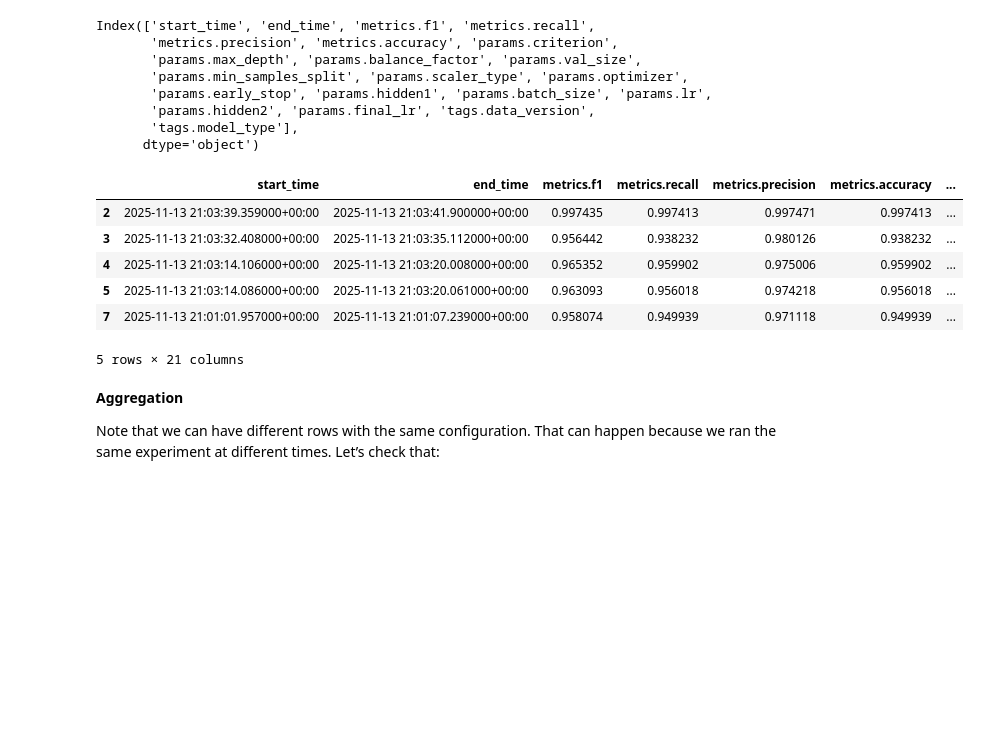
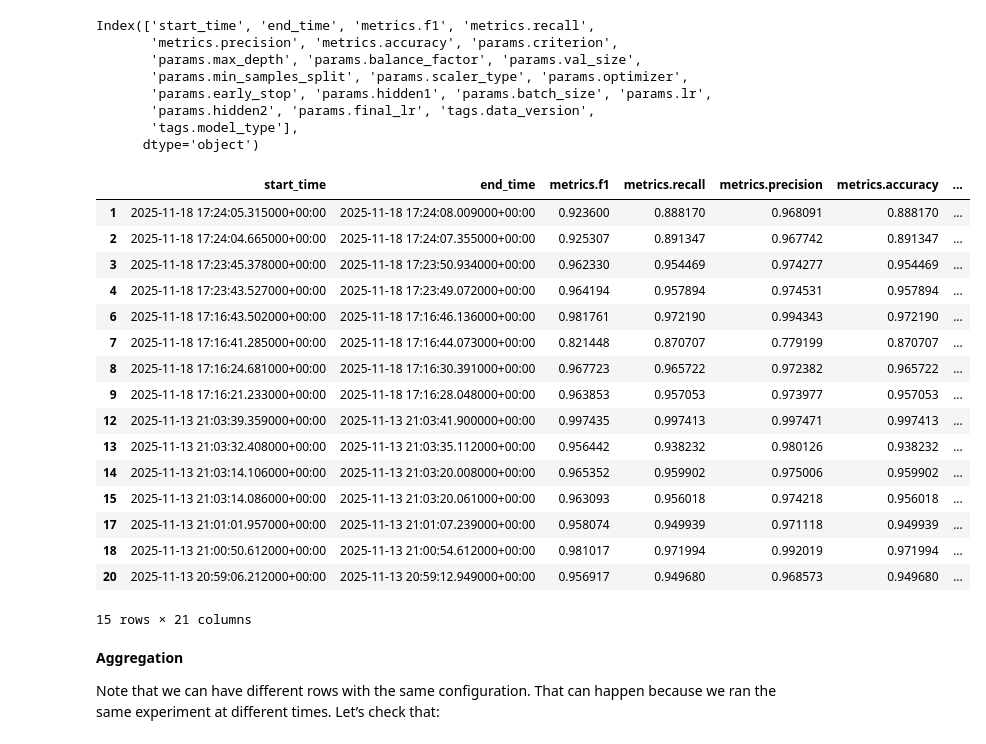
Before and after one commit to MNGARCIA085/AI-Driven-Network-Security, a Jupyter notebook: notebooks/experiment_dashboard.ipynb, the cells around one changed output. Cells and saved outputs as stored; diff of their text form; code cells hidden in the pictures; blank space fills up the shorter version.

```diff
--- a/notebooks/experiment_dashboard.ipynb
+++ b/notebooks/experiment_dashboard.ipynb
@@ -324,15 +325,25 @@ Index(['start_time', 'end_time', 'metrics.f1', 'metrics.recall',
        'tags.model_type'],
       dtype='object')
 # %%
-df_good.head()
+df_good
 # %% [output]
 |  | start_time | end_time | metrics.f1 | metrics.recall | metrics.precision | metrics.accuracy | ... |
-| 2 | 2025-11-13 21:03:39.359000+00:00 | 2025-11-13 21:03:41.900000+00:00 | 0.997435 | 0.997413 | 0.997471 | 0.997413 | ... |
-| 3 | 2025-11-13 21:03:32.408000+00:00 | 2025-11-13 21:03:35.112000+00:00 | 0.956442 | 0.938232 | 0.980126 | 0.938232 | ... |
-| 4 | 2025-11-13 21:03:14.106000+00:00 | 2025-11-13 21:03:20.008000+00:00 | 0.965352 | 0.959902 | 0.975006 | 0.959902 | ... |
-| 5 | 2025-11-13 21:03:14.086000+00:00 | 2025-11-13 21:03:20.061000+00:00 | 0.963093 | 0.956018 | 0.974218 | 0.956018 | ... |
-| 7 | 2025-11-13 21:01:01.957000+00:00 | 2025-11-13 21:01:07.239000+00:00 | 0.958074 | 0.949939 | 0.971118 | 0.949939 | ... |
+| 1 | 2025-11-18 17:24:05.315000+00:00 | 2025-11-18 17:24:08.009000+00:00 | 0.923600 | 0.888170 | 0.968091 | 0.888170 | ... |
+| 2 | 2025-11-18 17:24:04.665000+00:00 | 2025-11-18 17:24:07.355000+00:00 | 0.925307 | 0.891347 | 0.967742 | 0.891347 | ... |
+| 3 | 2025-11-18 17:23:45.378000+00:00 | 2025-11-18 17:23:50.934000+00:00 | 0.962330 | 0.954469 | 0.974277 | 0.954469 | ... |
+| 4 | 2025-11-18 17:23:43.527000+00:00 | 2025-11-18 17:23:49.072000+00:00 | 0.964194 | 0.957894 | 0.974531 | 0.957894 | ... |
+| 6 | 2025-11-18 17:16:43.502000+00:00 | 2025-11-18 17:16:46.136000+00:00 | 0.981761 | 0.972190 | 0.994343 | 0.972190 | ... |
+| 7 | 2025-11-18 17:16:41.285000+00:00 | 2025-11-18 17:16:44.073000+00:00 | 0.821448 | 0.870707 | 0.779199 | 0.870707 | ... |
+| 8 | 2025-11-18 17:16:24.681000+00:00 | 2025-11-18 17:16:30.391000+00:00 | 0.967723 | 0.965722 | 0.972382 | 0.965722 | ... |
+| 9 | 2025-11-18 17:16:21.233000+00:00 | 2025-11-18 17:16:28.048000+00:00 | 0.963853 | 0.957053 | 0.973977 | 0.957053 | ... |
+| 12 | 2025-11-13 21:03:39.359000+00:00 | 2025-11-13 21:03:41.900000+00:00 | 0.997435 | 0.997413 | 0.997471 | 0.997413 | ... |
+| 13 | 2025-11-13 21:03:32.408000+00:00 | 2025-11-13 21:03:35.112000+00:00 | 0.956442 | 0.938232 | 0.980126 | 0.938232 | ... |
+| 14 | 2025-11-13 21:03:14.106000+00:00 | 2025-11-13 21:03:20.008000+00:00 | 0.965352 | 0.959902 | 0.975006 | 0.959902 | ... |
+| 15 | 2025-11-13 21:03:14.086000+00:00 | 2025-11-13 21:03:20.061000+00:00 | 0.963093 | 0.956018 | 0.974218 | 0.956018 | ... |
+| 17 | 2025-11-13 21:01:01.957000+00:00 | 2025-11-13 21:01:07.239000+00:00 | 0.958074 | 0.949939 | 0.971118 | 0.949939 | ... |
+| 18 | 2025-11-13 21:00:50.612000+00:00 | 2025-11-13 21:00:54.612000+00:00 | 0.981017 | 0.971994 | 0.992019 | 0.971994 | ... |
+| 20 | 2025-11-13 20:59:06.212000+00:00 | 2025-11-13 20:59:12.949000+00:00 | 0.956917 | 0.949680 | 0.968573 | 0.949680 | ... |
-5 rows × 21 columns
+15 rows × 21 columns
 # %% [markdown]
 **Aggregation**
 
```
Also changed, not shown: parts of 42 cells of this notebook, 4 other files.
